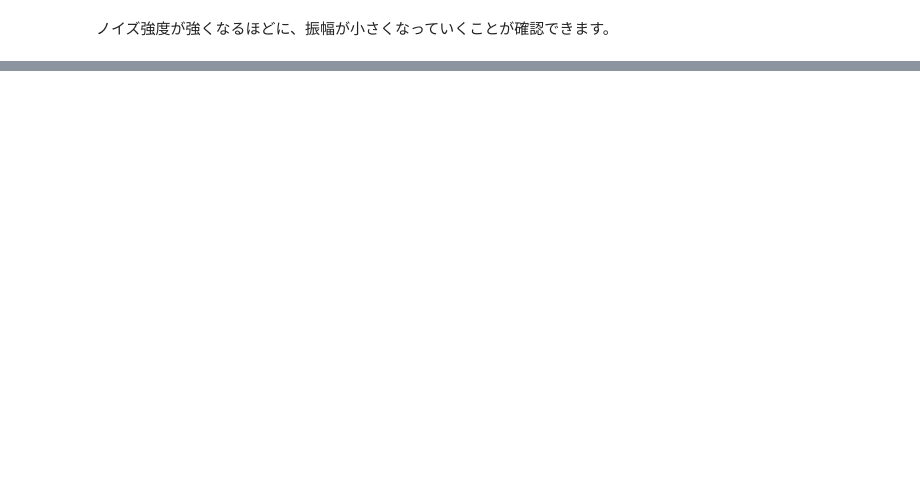
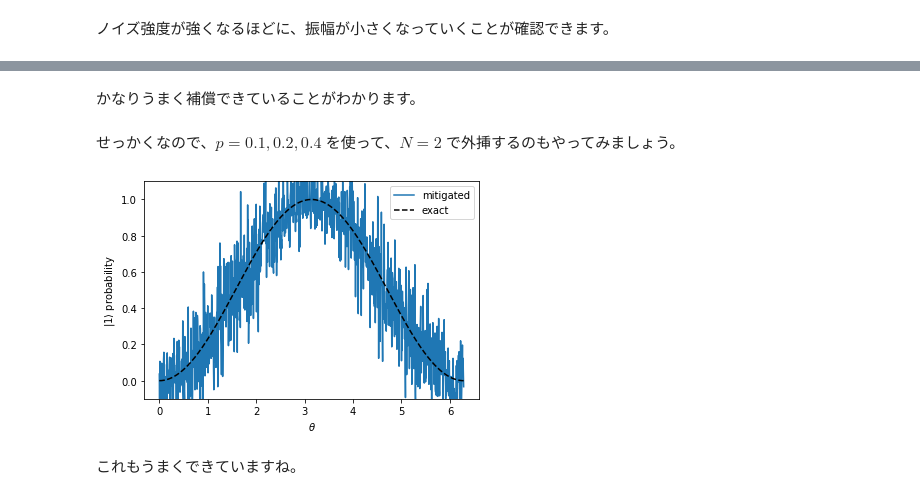
Before and after one commit to Qulacs-Osaka/quantum_software_handson, a Jupyter notebook: 07_error_mitigation.ipynb, the cells around one changed output, grey strips where cells are left out. Saved outputs shown, nothing was run; the diff lists cells and outputs as text; code cells hidden in the pictures; blank space fills up the shorter version.

```diff
--- a/07_error_mitigation.ipynb
+++ b/07_error_mitigation.ipynb
@@ -53,0 +78,19 @@ plt.legend()
+# %% [markdown]
+かなりうまく補償できていることがわかります。
+# %% [markdown]
+せっかくなので、$p=0.1, 0.2, 0.4$ を使って、$N=2$ で外挿するのもやってみましょう。
+# %%
+mitigated_2 = np.zeros_like(result_list[0])
+for i in range(len(theta_list)):
+    mitigated_2[i] = np.polyfit([0.1, 0.2, 0.4], [result_list[1][i], result_list[2][i], result_list[3][i]], deg=2)[2]
+plt.plot(theta_list, mitigated_2, label="mitigated")
+plt.plot(theta_list, result_exact, color="black", linestyle = "dashed", label="exact")
+plt.ylim(-0.1,1.1)
+plt.xlabel(r"$\theta$")
+plt.ylabel(r"$|1\rangle$ probability")
+plt.legend()
+plt.show()
+# %% [output]
+[figure, added]
+# %% [markdown]
+これもうまくできていますね。
```
Also changed, not shown: parts of 16 cells of this notebook.
